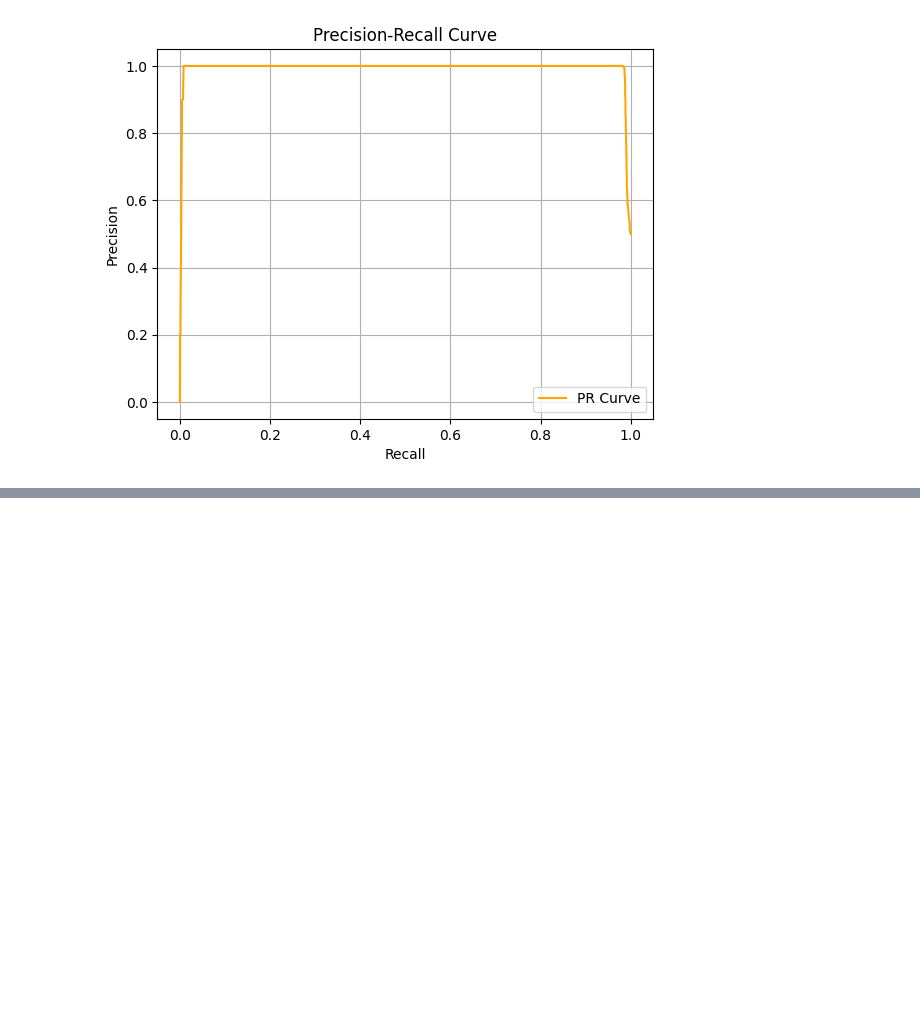
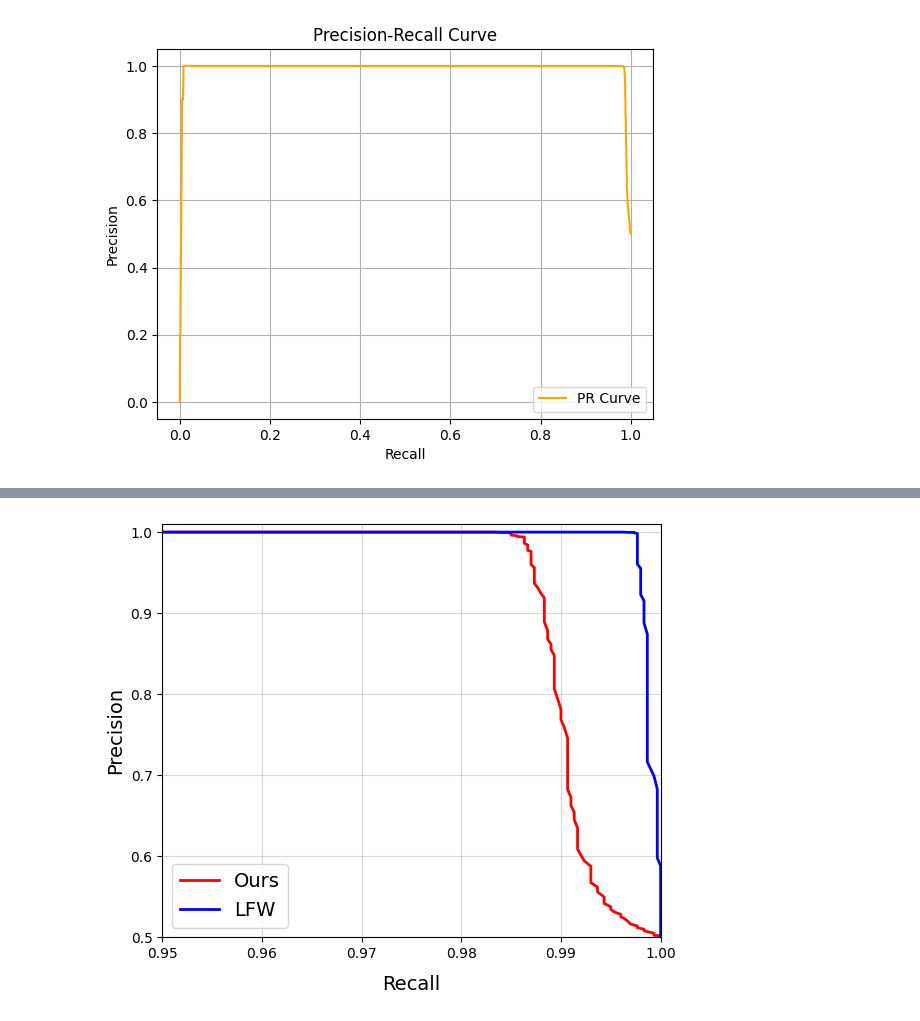
Before and after one commit to Yoonjeongyoon/face_id, a Jupyter notebook: confuse_matrix/ROCandPR.ipynb, the cells around one changed output, grey strips where cells are left out. Saved outputs shown, nothing was run; the diff lists cells and outputs as text; code cells hidden in the pictures; blank space fills up the shorter version.

```diff
--- a/confuse_matrix/ROCandPR.ipynb
+++ b/confuse_matrix/ROCandPR.ipynb
@@ -42,0 +92,49 @@ plt.show()
+# %%
+import numpy as np
+import matplotlib.pyplot as plt
+from mpl_toolkits.axes_grid1.inset_locator import inset_axes
+
+# 데이터 로드
+data_our = np.load("adaface_ms1mv3_ir101_asian_celebrity.npz")
+tp_our = data_our["tp"]
+tn_our = data_our["tn"]
+fp_our = data_our["fp"]
+fn_our = data_our["fn"]
+data_LFW = np.load("adaface_ms1mv3_ir101_LFW.npz")
+tp_LFW = data_LFW["tp"]
+tn_LFW = data_LFW["tn"]
+fp_LFW = data_LFW["fp"]
+fn_LFW = data_LFW["fn"]
+eps = 1e-10
+tpr_our = np.mean(tp_our / (tp_our + fn_our + eps), axis=0)
+fpr_our = np.mean(fp_our / (fp_our + tn_our + eps), axis=0)
+
+precision_our = np.mean(tp_our / (tp_our + fp_our + eps), axis=0)
+recall_our = np.mean(tp_our / (tp_our + fn_our + eps), axis=0)
+
+tpr_LFW = np.mean(tp_LFW / (tp_LFW + fn_LFW + eps), axis=0)
+fpr_LFW = np.mean(fp_LFW / (fp_LFW + tn_LFW + eps), axis=0)
+
+precision_LFW = np.mean(tp_LFW / (tp_LFW + fp_LFW + eps), axis=0)
+recall_LFW = np.mean(tp_LFW / (tp_LFW + fn_LFW + eps), axis=0)
+
+# 메인 PR Curve
+plt.figure(figsize=(6, 5))
+
+plt.plot(recall_our, precision_our, label='Ours', color='red', linewidth=2)
+plt.plot(recall_LFW, precision_LFW, label='LFW', color='blue', linewidth=2)
+plt.xlabel("Recall", fontsize=14, labelpad=10)
+plt.ylabel("Precision", fontsize=14)
+
+
+plt.xlim(0.95, 1.0)
+
+plt.ylim(0.5, 1.01)
+
+plt.grid(True, alpha=0.5)
+plt.legend(loc='lower left', fontsize=14)
+plt.tight_layout()
+plt.savefig("figure_4.5_v1.pdf", dpi=300)
+plt.show()
+# %% [output]
+[figure, added]
```
Also changed, not shown: parts of 1 cell of this notebook, 28 other files.
